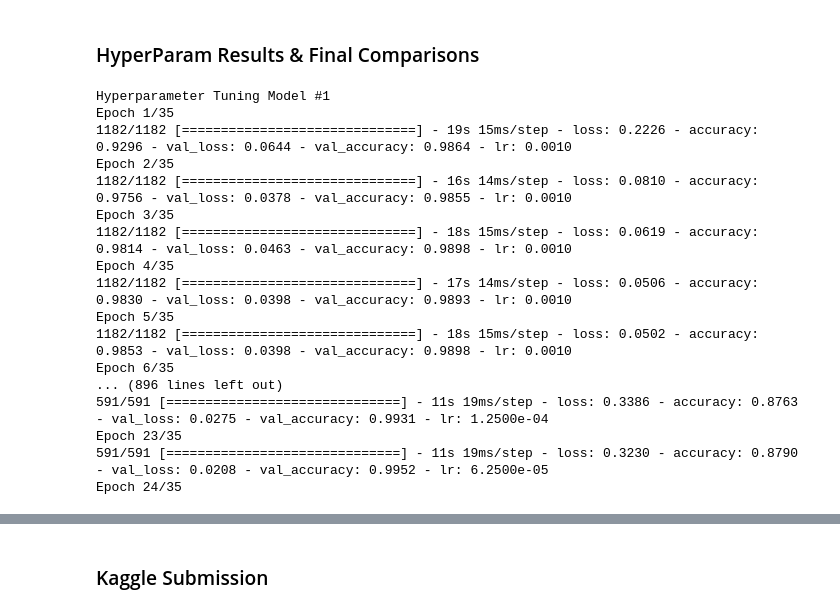
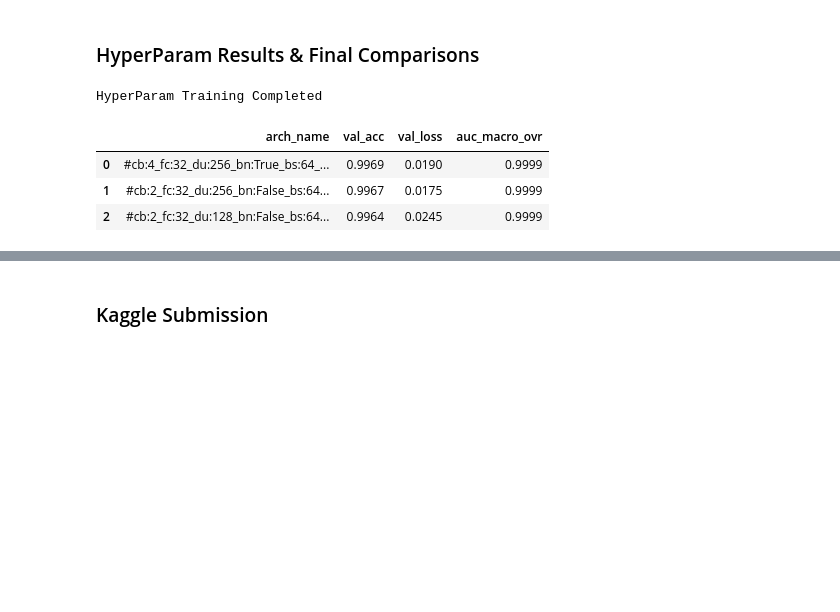
Before and after one commit to atoast47/DigitClassification, a Jupyter notebook: DigitMain.ipynb, the cells around one changed output, grey strips where cells are left out. Drawn from its saved outputs; the diff is of its cells as text; code cells hidden in the pictures; blank space fills up the shorter version.

```diff
--- a/DigitMain.ipynb
+++ b/DigitMain.ipynb
@@ -1002,32 +1015,22 @@ def hyperparam_tuning(topArchs, xTrain, yTrain, xVal, yVal, pool_type="baseline"
 ### HyperParam Results & Final Comparisons
 # %%
 final_hypers = hyperparam_tuning(top3_configs, xTrain, yTrain, xVal, yVal, pool_type=best_pool_type)
+clear_output()
+print("HyperParam Training Completed\n")
 
 # top 3 hyperparameter model table
 finals_df, finals_config = get_top_configs(final_hypers, n=3)
 
 finals_table = finals_df[["arch_name", "val_acc", "val_loss", "auc_macro_ovr"]].copy()
 finals_table["val_acc"] = finals_table["val_acc"].round(4)
 finals_table["val_loss"] = finals_table["val_loss"].round(4)
 finals_table["auc_macro_ovr"] = finals_table["auc_macro_ovr"].round(4)
 
 finals_table
 # %% [output]
-Hyperparameter Tuning Model #1
-Epoch 1/35
-1182/1182 [==============================] - 19s 15ms/step - loss: 0.2226 - accuracy: 0.9296 - val_loss: 0.0644 - val_accuracy: 0.9864 - lr: 0.0010
-Epoch 2/35
-1182/1182 [==============================] - 16s 14ms/step - loss: 0.0810 - accuracy: 0.9756 - val_loss: 0.0378 - val_accuracy: 0.9855 - lr: 0.0010
-Epoch 3/35
-1182/1182 [==============================] - 18s 15ms/step - loss: 0.0619 - accuracy: 0.9814 - val_loss: 0.0463 - val_accuracy: 0.9898 - lr: 0.0010
-Epoch 4/35
-1182/1182 [==============================] - 17s 14ms/step - loss: 0.0506 - accuracy: 0.9830 - val_loss: 0.0398 - val_accuracy: 0.9893 - lr: 0.0010
-Epoch 5/35
-1182/1182 [==============================] - 18s 15ms/step - loss: 0.0502 - accuracy: 0.9853 - val_loss: 0.0398 - val_accuracy: 0.9898 - lr: 0.0010
-Epoch 6/35
-... (896 lines left out)
-591/591 [==============================] - 11s 19ms/step - loss: 0.3386 - accuracy: 0.8763 - val_loss: 0.0275 - val_accuracy: 0.9931 - lr: 1.2500e-04
-Epoch 23/35
-591/591 [==============================] - 11s 19ms/step - loss: 0.3230 - accuracy: 0.8790 - val_loss: 0.0208 - val_accuracy: 0.9952 - lr: 6.2500e-05
-Epoch 24/35
+HyperParam Training Completed
+|  | arch_name | val_acc | val_loss | auc_macro_ovr |
+| 0 | #cb:4_fc:32_du:256_bn:True_bs:64_... | 0.9969 | 0.0190 | 0.9999 |
+| 1 | #cb:2_fc:32_du:256_bn:False_bs:64... | 0.9967 | 0.0175 | 0.9999 |
+| 2 | #cb:2_fc:32_du:128_bn:False_bs:64... | 0.9964 | 0.0245 | 0.9999 |
 # %%
```
Also changed, not shown: parts of 27 cells of this notebook.
